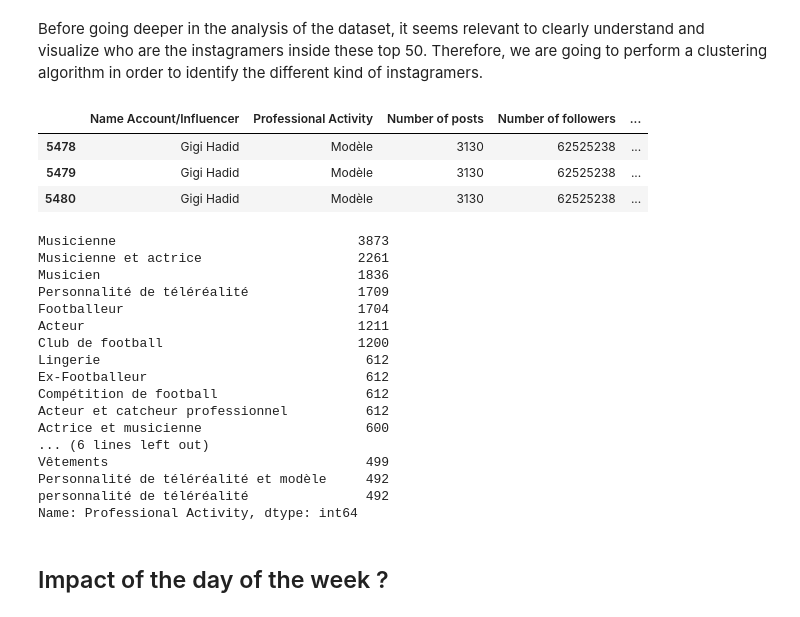
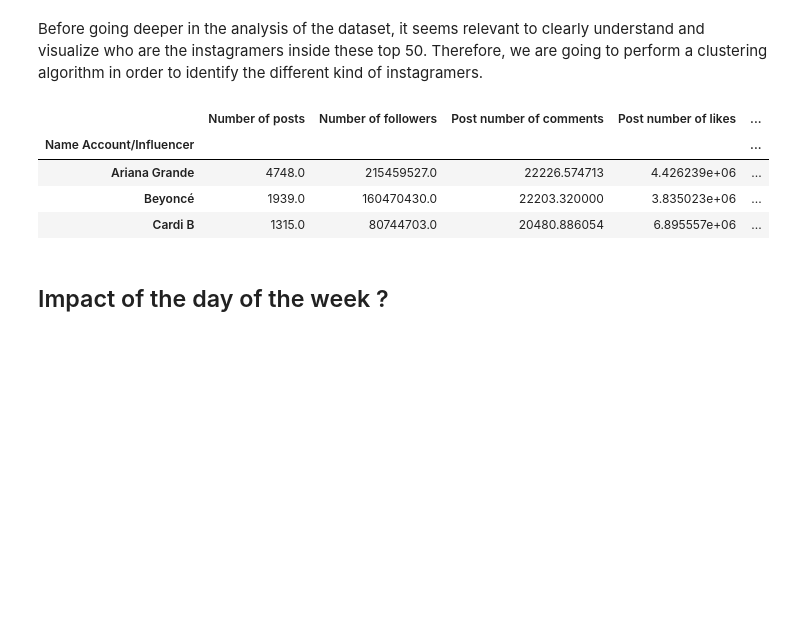
Before and after one commit to BadrAlpha07/Data-Camp-Project, a Jupyter notebook: Starting_kit_engagement_rate.ipynb, the cells around one changed output. Cells and saved outputs as stored; diff of their text form; code cells hidden in the pictures; blank space fills up the shorter version.

```diff
--- a/Starting_kit_engagement_rate.ipynb
+++ b/Starting_kit_engagement_rate.ipynb
@@ -107,32 +107,34 @@ df_clst = df.drop(columns = ['Post description', 'Posting date', 'Number of word
                             'Number of followings'])
 
 df_clst['Media Type'] = df_clst['Media Type'].replace({'Video':0, 'Photo':1})
-df_clst.tail(3)
-# %% [output]
-|  | Name Account/Influencer | Professional Activity | Number of posts | Number of followers | ... |
-| 5478 | Gigi Hadid | Modèle | 3130 | 62525238 | ... |
-| 5479 | Gigi Hadid | Modèle | 3130 | 62525238 | ... |
-| 5480 | Gigi Hadid | Modèle | 3130 | 62525238 | ... |
-# %%
-df_clst.groupby()
-# %% [output]
-Musicienne                               3873
-Musicienne et actrice                    2261
-Musicien                                 1836
-Personnalité de téléréalité              1709
-Footballeur                              1704
-Acteur                                   1211
-Club de football                         1200
-Lingerie                                  612
-Ex-Footballeur                            612
-Compétition de football                   612
-Acteur et catcheur professionnel          612
-Actrice et musicienne                     600
-... (6 lines left out)
-Vêtements                                 499
-Personnalité de téléréalité et modèle     492
-personnalité de téléréalité               492
-Name: Professional Activity, dtype: int64
+# %%
+df_clst['Professional Activity'] = df_clst['Professional Activity'].apply(lambda x : x.lower())
+df_clst['Professional Activity'] = df_clst['Professional Activity'].apply(lambda x : x.replace(' et ',''))
+df_clst['Professional Activity'] = df_clst['Professional Activity'].apply(lambda x : x.replace('cienne','cien'))
+df_clst['Professional Activity'] = df_clst['Professional Activity'].apply(lambda x : x.replace('trice','teur'))
+df_clst['Professional Activity'] = df_clst['Professional Activity'].apply(lambda x : x.replace('comédienne',
+                                                                                               'acteur'))
+df_clst['Professional Activity'] = df_clst['Professional Activity'].replace({'footballeur':'sportif',
+                                        'joueur de basket-ball':'sportif','acteur':'acteur/actrice',
+                                        'acteurcatcheur professionnel':'acteur/actrice','magazine':'brand',
+                                        'vêtements':'brand','musicienacteur':'musicien',
+                                        'club de football':'brand', 'joueur de cricket':'sportif',
+                                        'ex-footballeur':'sportif','agence spatiale':'brand',
+                                        'compétition de football':'brand','acteurmusicien':'acteur/actrice',
+                                        'lingerie':'brand',
+                                         'personnalité de téléréalitémodèle': 'personnalité de téléréalité'})
+df_clst = pd.concat([df_clst, pd.get_dummies(df_clst['Professional Activity'],drop_first=True)],axis=1)
+df_clst = df_clst.drop(columns = ['Professional Activity'])
+# %%
+instagramers = df_clst.groupby(['Name Account/Influencer']).mean()
+instagramers = instagramers.rename(columns = {'Media Type':'Prop. of photo'})
+instagramers.head(3)
+# %% [output]
+|  | Number of posts | Number of followers | Post number of comments | Post number of likes | ... |
+| Name Account/Influencer |  |  |  |  | ... |
+| Ariana Grande | 4748.0 | 215459527.0 | 22226.574713 | 4.426239e+06 | ... |
+| Beyoncé | 1939.0 | 160470430.0 | 22203.320000 | 3.835023e+06 | ... |
+| Cardi B | 1315.0 | 80744703.0 | 20480.886054 | 6.895557e+06 | ... |
 # %% [markdown]
 ## Impact of the day of the week ?
 # %%
```
